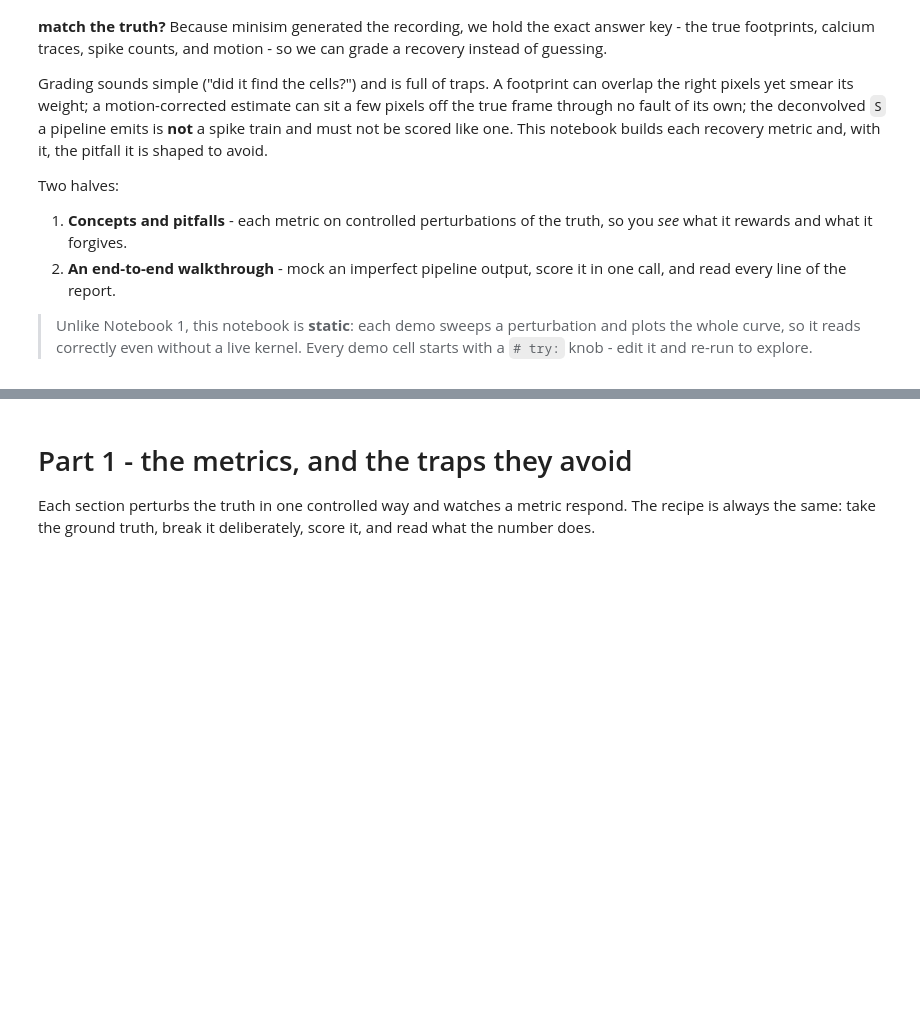
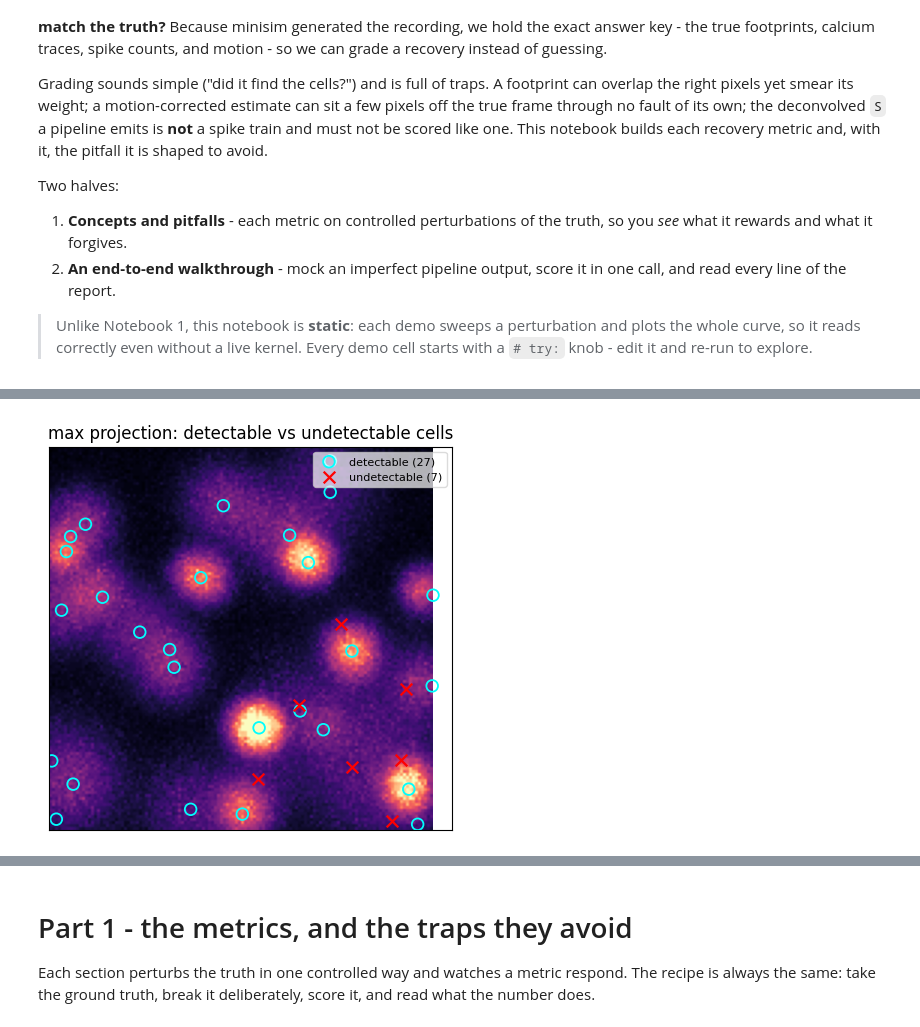
Before and after one commit to miniscope/minisim, a Jupyter notebook: minisim/notebooks/training/03_metrics/03_metrics.ipynb, the cells around one changed output, grey strips where cells are left out. Saved outputs shown, nothing was run; the diff lists cells and outputs as text; code cells hidden in the pictures; blank space fills up the shorter version.

```diff
--- a/minisim/notebooks/training/03_metrics/03_metrics.ipynb
+++ b/minisim/notebooks/training/03_metrics/03_metrics.ipynb
@@ -37,11 +68,12 @@ top-level package.
 # %%
+import mediapy
 import numpy as np
 import matplotlib.pyplot as plt
 from scipy.ndimage import shift as ndshift
 
 from minisim import (
     hungarian_match, trace_pearson, activity_similarity, shift_rmse,
-    global_shift_from_trajectories,
+    global_shift_from_trajectories, NeuronPopulation, Sensor,
 )
 from minisim.testing import make_recording, score, Estimate
 
@@ -49,13 +81,24 @@ from minisim.testing import make_recording, score, Estimate
 plt.rcParams["image.cmap"] = "magma"
 plt.rcParams["figure.dpi"] = 100
 
-# One small, fast, deterministic recording with ground truth. `detectable_subset()`
-# is the fair target: cells too dim/deep to clear the noise floor are not a fair miss
-# (Notebook 1's detectability stage), so we score recovery against the detectable cells.
-rec = make_recording(n_cells=12, n_px=96, duration_s=4.0, seed=0)
+# A fast, deterministic recording with ground truth, placed with minisim's native
+# volumetric sampler: cells scattered through a 50-120 um slab (Poisson-disk spaced,
+# 10 um minimum) over a 128 um FOV for 10 s, at a deliberately modest exposure. Two
+# things this buys us, both of which the scores below have to live with:
+#  - OVERLAP: nearby somata sit close enough that optical blur and tissue scatter spread
+#    their footprints into each other (the crowding a tidy grid never produces).
+#  - A DETECTABILITY GAP: the slab is thick, so auto-focus can only sit on one plane;
+#    cells far from it defocus and dim, and the modest exposure lets the faintest fall
+#    *under* the sensor noise floor. So not every planted cell is detectable - the gap
+#    the honest recall denominator (Part 2) exists for.
+pop = NeuronPopulation(density_per_mm3=30000, depth_range_um=(50.0, 120.0),
+                       min_distance_um=10.0)         # try: change density / depth_range
+rec = make_recording(population=pop, n_px=128, duration_s=10.0, seed=0,
+                     sensor=Sensor(photons_per_unit=22.0))   # try: brighter -> smaller gap
 gt = rec.ground_truth
 det = gt.detectable_subset()
-print(f"{gt.n_units} cells planted, {det.n_units} detectable; "
+print(f"{gt.n_units} cells planted, {det.n_units} detectable "
+      f"({det.n_units / gt.n_units:.0%}); focus auto-resolved to {gt.focal_depth_um:.0f} um; "
       f"movie {tuple(rec.observed.shape)}")
 
 
@@ -71,6 +114,62 @@ def footprint_similarity(est2d, true2d, *, metric="iou", energy_frac=0.9):
     return float(m.similarity_matrix[0, 0])
 
 
+def energy_mask(a, energy_frac=0.9):
+    # The binary mask IoU actually scores on (minisim's `_energy_masks`, for one
+    # footprint): the *smallest* set of brightest pixels whose summed intensity
+    # reaches `energy_frac` of the footprint's total. energy_frac=1.0 is the whole
+    # positive support. This is what 1.2 draws as the "IoU boundary" contour.
+    a = np.clip(np.asarray(a, float), 0.0, None)
+    flat = a.ravel(); total = flat.sum()
+    if total <= 0:
+        return np.zeros(a.shape, bool)
+    if energy_frac >= 1.0:
+        return a > 0
+    order = np.argsort(flat)[::-1]                    # brightest first
+    csum = np.cumsum(flat[order])
+    k = int(np.searchsorted(csum, energy_frac * total, side="left")) + 1
+    mask = np.zeros(flat.size, bool); mask[order[:min(k, flat.size)]] = True
+    return mask.reshape(a.shape)
+
+
 def busiest_cell(S):
     # Index of the most active detectable cell - the clearest one for trace/activity demos.
     return int(np.argmax(np.asarray(S).sum(axis=1)))
+
+
+def centers_in_px(ground_truth):
+    # Soma (y, x) centers as pixel indices. Centers are in the optical-center frame
+    # (0,0 = optical axis), so add half the FOV to land them in image coordinates.
+    H, W = rec.observed.shape[1:]
+    yx = np.asarray(ground_truth.centers_um)[:, 1:] / rec.spec.acquisition.pixel_size_um
+    return yx + np.array([H / 2.0, W / 2.0])
+
+
+# SEE the gap before scoring anything. The max-projection is the brightest each pixel
+# ever got, so every cell that fired shows up. We circle the detectable cells and cross
+# out the undetectable ones: the crossed cells sit on visibly faint blobs - real cells
+# the optics put too far from the focal plane to clear the noise floor. This is what the
+# recall denominator in Part 2 is protecting against - grading a pipeline for "missing"
+# a cell the microscope never actually delivered.
+_mp = np.asarray(rec.observed, np.float32).max(axis=0)
+_yx = centers_in_px(gt); _d = np.asarray(gt.detectable)
+fig, ax = plt.subplots(figsize=(5.2, 5.2))
+ax.imshow(np.clip(_mp / np.percentile(_mp, 99.5), 0, 1))
+ax.scatter(_yx[_d, 1], _yx[_d, 0], s=70, facecolors="none", edgecolors="cyan",
+           linewidths=1.3, label=f"detectable ({_d.sum()})")
+ax.scatter(_yx[~_d, 1], _yx[~_d, 0], s=70, marker="x", color="red",
+           linewidths=1.6, label=f"undetectable ({(~_d).sum()})")
+ax.legend(loc="upper right", fontsize=8, framealpha=0.7)
+ax.set(title="max projection: detectable vs undetectable cells", xticks=[], yticks=[])
+plt.show()
+
+# Now play the movie a pipeline actually sees - the cells flicker as their calcium rises
+# and falls, and where two sit close their light merges (the footprint overlap the scores
+# below must cope with). The undetectable cells from the panel above are the dim flickers
+# that never quite stand out. Contrast-stretched for display only; the answer key
+# (true A, C, S) is what we score a recovery against.
+_mov = np.asarray(rec.observed, np.float32)
+_vmax = float(np.percentile(_mov, 99.7)) or 1.0
+mediapy.show_video(np.clip(_mov / _vmax, 0.0, 1.0), fps=rec.spec.acquisition.fps,
+                   title="the recording to be scored (contrast-stretched for display)")
+# %% [output]
@@ -76,0 +177 @@ def busiest_cell(S):
+[figure, added]
```
Also changed, not shown: parts of 21 cells of this notebook.
